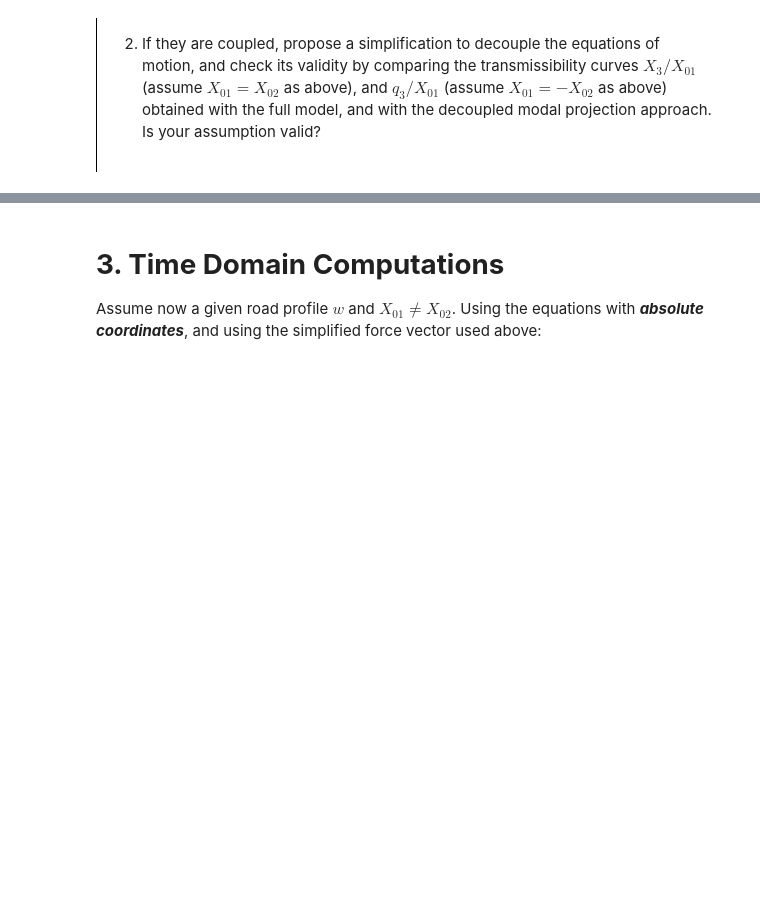
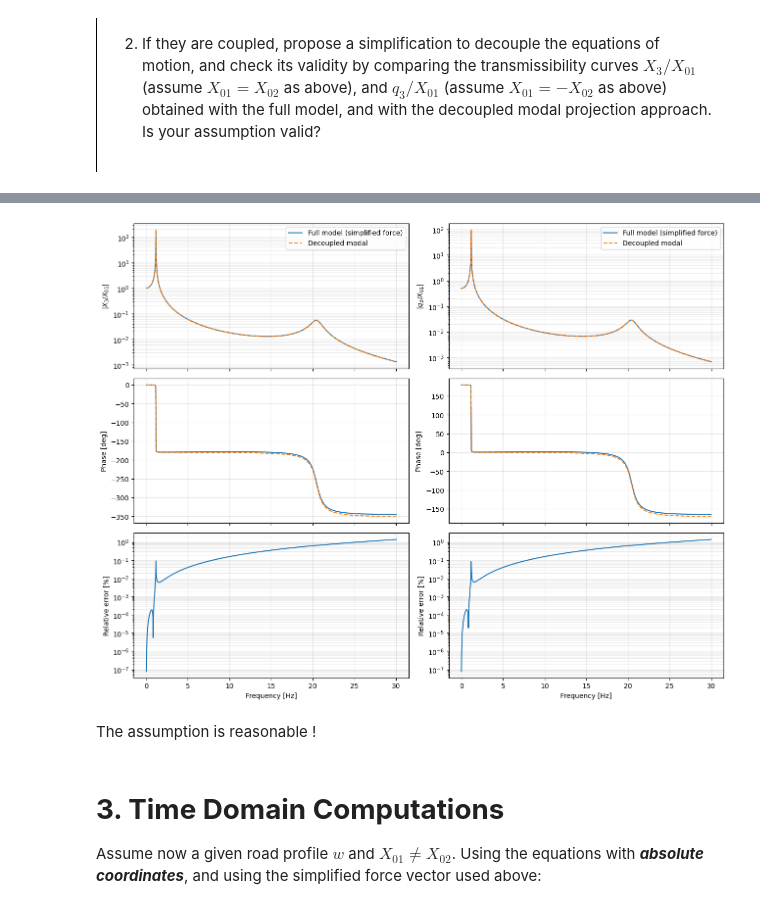
Before and after one commit to ruelenslais9-spec/MV2627_Exercises, a Jupyter notebook: Project2627/project.ipynb, the cells around one changed output, grey strips where cells are left out. Drawn from its saved outputs; the diff is of its cells as text; code cells hidden in the pictures; blank space fills up the shorter version.

```diff
--- a/Project2627/project.ipynb
+++ b/Project2627/project.ipynb
@@ -699,28 +694,72 @@ for i in range(np.size(C,0)) :
 # %%
 #we can compare the modal model and our full model :
 
 #freq domain definition
-freq = np.linspace(0.01, 30, 30000)
+freq = np.linspace(0.01, 30, 1000)
 w = 2*np.pi*freq
+w_n=nat_freq*2*np.pi
 #full model : already computed in the previous cells
-
+#/!\ The simplify one !!!
 
 #modal model :
-def modal_model_computation(F):
+#we want to extract the modal mass / damping
+modal_mass=np.diag(M_modal)
+damping_coef=np.diag(C_modal)/(2*w_n*modal_mass) #chp4 slide 31
+def modal_model(F, dof):
     f = Psi.T @ F
-    w_n=np.sqrt(lamb)
-    eta = f[None, :] / (w_n[None, :]**2 - w[:, None]**2
-                        + 2j*zeta[None, :]*w_n[None, :]*w[:, None])
-    return eta @ Psi.T
+    X = np.zeros(len(w), dtype=complex)
+    for r in range(4):
+        eta_r = f[r] / (modal_mass[r]*(w_n[r]**2 - w**2 + 2j*damping_coef[r]*w_n[r]*w)) #just the modal 1DOF equation (slide 32)
+        X += Psi[dof, r] * eta_r        # and then we have to sum up the 4 modes
+    return X
 
 
 #for X3 and Q3 transmissibility the simplified force would be :
 F_sym  = k*np.array([1,  1, 0, 0])
 F_anti = k*np.array([1, -1, 0, 0])
 
 #and the transfer function would be :
-X3_full = transfer_function_X3;
-Q3_full = transfer_function_Q3;
+X3_full = transfer_function_simplify_computation_X3(freq, m, b, k, M0, B0, K0);
+Q3_full = transfer_function_simplify_computation_Q3(freq, m, b, k, M0, B0, K0);
+
+X3_modal = modal_model(F_sym,2);   #2 = "X_3"
+Q3_modal = modal_model(F_anti,3);   #3 = "Q_3" cause de vector is [X1,X2,X3,Q3] (and we are only interested in X3 and Q3 transmissibility :] )
+
+#we can then plot the bode diagram of it (so we need mag and phase) :
+
+X3_full_magnitude=np.abs(X3_full)
+X3_full_phase=np.unwrap(np.angle(X3_full)) * 180/np.pi
+
+X3_modal_magnitude=np.abs(X3_full)
+X3_modal_phase=np.unwrap(np.angle(X3_full)) * 180/np.pi
+
+
+#----------------------- PLOT --------------------- (IA plot)
+fig, axs = plt.subplots(3, 2, figsize=(13, 10), sharex=True)
+
+for col, (Tf, Tm, lab) in enumerate([(X3_full, X3_modal, r'$|X_3/X_{01}|$'),
+                                     (Q3_full, Q3_modal, r'$|q_3/X_{01}|$')]):
+    axs[0, col].semilogy(freq, np.abs(Tf), label='Full model (simplified force)')
+    axs[0, col].semilogy(freq, np.abs(Tm), '--', label='Decoupled modal')
+    axs[0, col].set_ylabel(lab); axs[0, col].legend()
+
+    axs[1, col].plot(freq, np.unwrap(np.angle(Tf))*180/np.pi)
+    axs[1, col].plot(freq, np.unwrap(np.angle(Tm))*180/np.pi, '--')
+    axs[1, col].set_ylabel('Phase [deg]')
+
+    axs[2, col].semilogy(freq, np.abs(np.abs(Tm)-np.abs(Tf))/np.abs(Tf)*100)  #just the magnitude error en percent
+    axs[2, col].set_ylabel('Relative error [%]')
+    axs[2, col].set_xlabel('Frequency [Hz]')
+
+    for ax in axs[:, col]:
+        ax.grid(True, which='both', alpha=0.3)
+
+plt.tight_layout()
+plt.show()
+# %% [output]
+[figure, added]
+# %% [markdown]
+The assumption is reasonable !
 # %% [markdown]
 # **3. Time Domain Computations**
 
```
Also changed, not shown: parts of 3 cells of this notebook.
